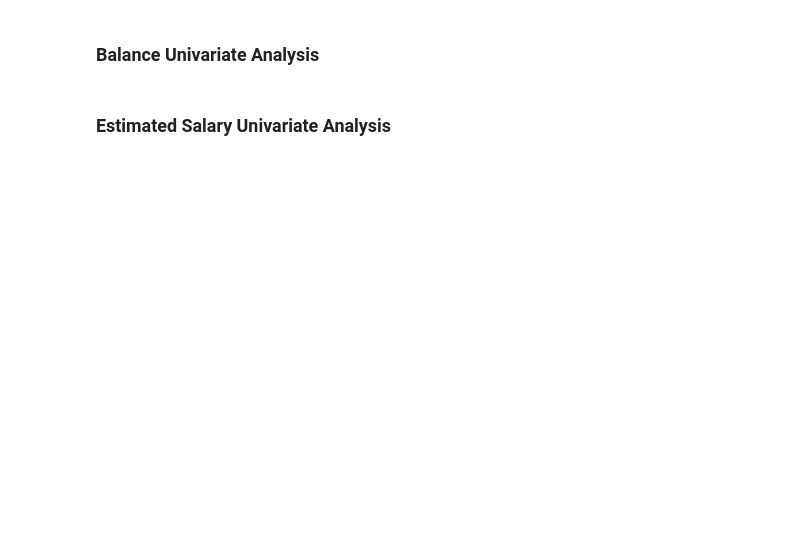
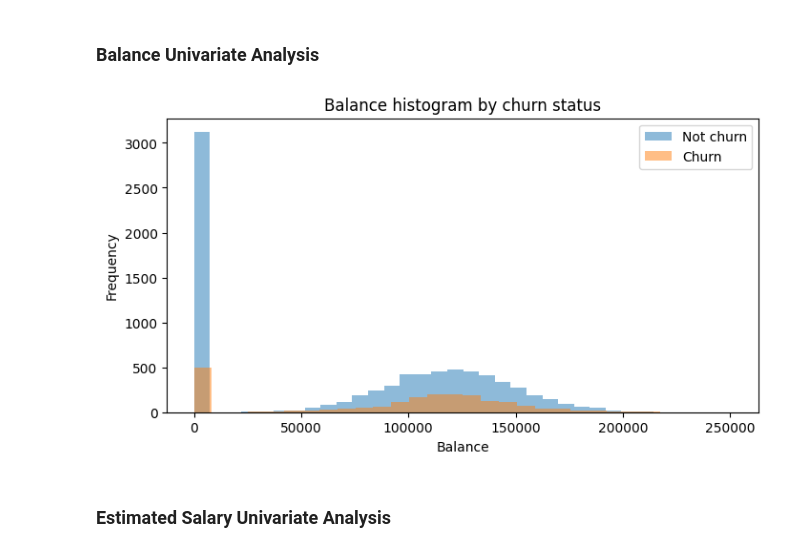
Before and after one commit to lost-95/customer-churn-banking, a Jupyter notebook: notebooks/customerChurnPredictionEda.ipynb, the cells around one changed output. Saved outputs shown, nothing was run; the diff lists cells and outputs as text; code cells hidden in the pictures; blank space fills up the shorter version.

```diff
--- a/notebooks/customerChurnPredictionEda.ipynb
+++ b/notebooks/customerChurnPredictionEda.ipynb
@@ -292,4 +303,13 @@ plt.show()
 # %% [markdown]
 ### Balance Univariate Analysis
+# %%
+ax = df.loc[df["Exited"] == 0, "Balance"].plot(kind="hist", bins=30, alpha=0.5, label="Not churn", figsize=(8,4))
+df.loc[df["Exited"] == 1, "Balance"].plot(kind="hist", bins=30, alpha=0.5, label="Churn", ax=ax)
+ax.set_title("Balance histogram by churn status")
+ax.set_xlabel("Balance")
+ax.legend()
+plt.show()
+# %% [output]
+[figure, added]
 # %% [markdown]
 ### Estimated Salary Univariate Analysis
```
Also changed, not shown: parts of 11 cells of this notebook.
